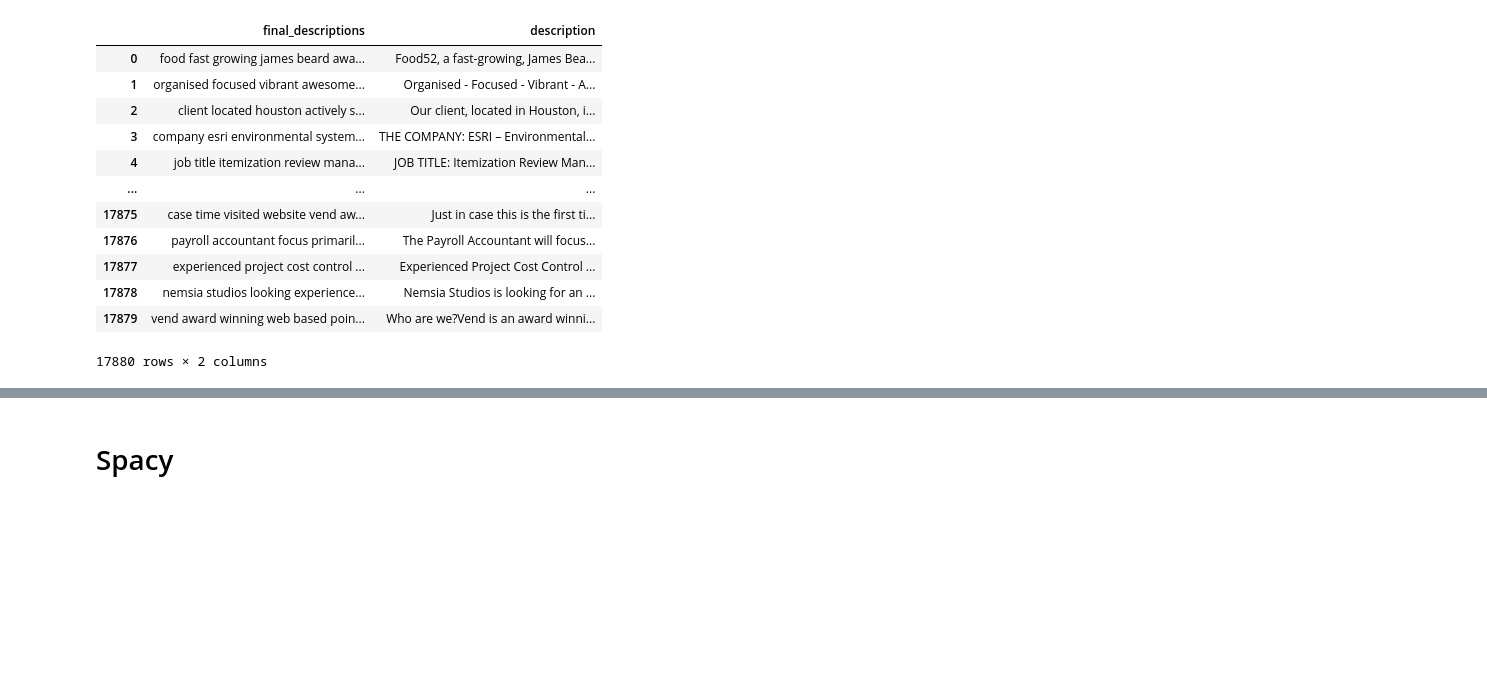
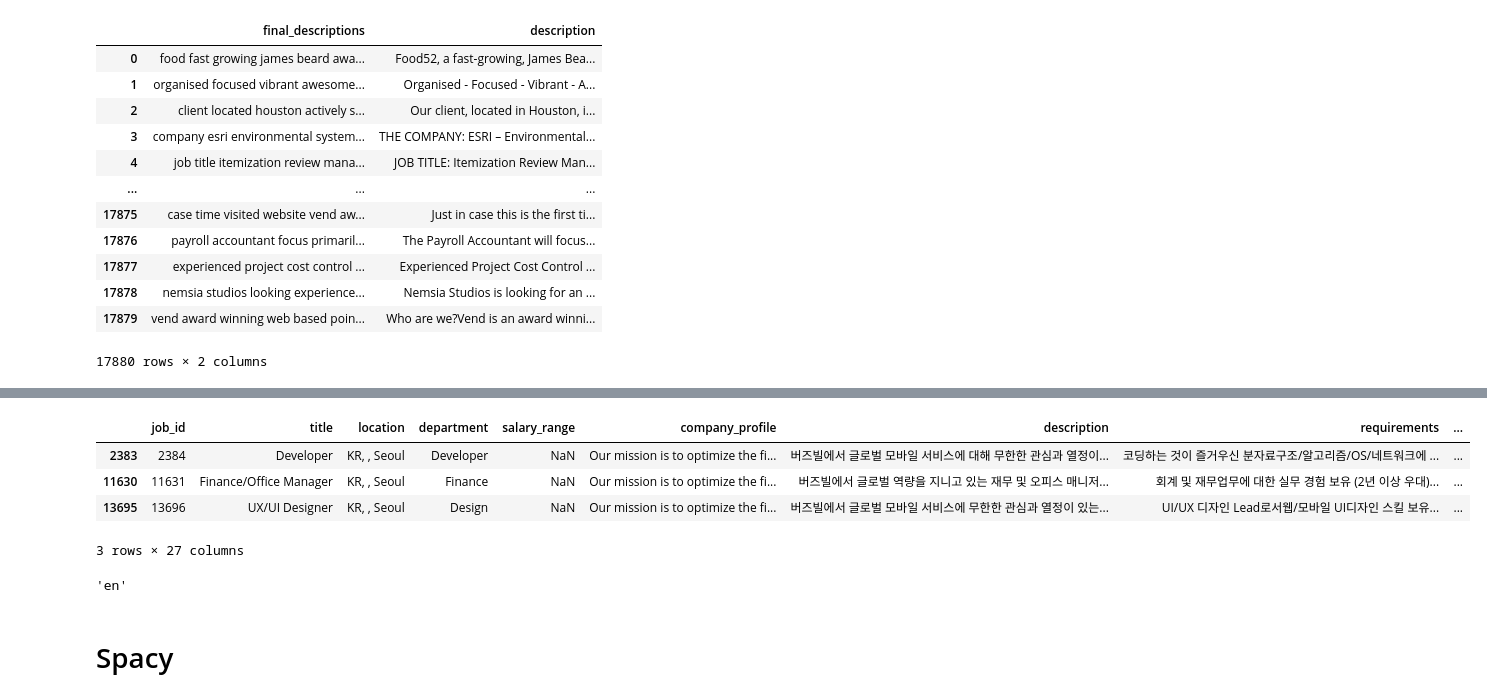
Before and after one commit to lancezeng947/Real-Fake-Job-Posting, a Jupyter notebook: Exploration and Models.ipynb, the cells around one changed output, grey strips where cells are left out. Saved outputs shown, nothing was run; the diff lists cells and outputs as text; code cells hidden in the pictures; blank space fills up the shorter version.

```diff
--- a/Exploration and Models.ipynb
+++ b/Exploration and Models.ipynb
@@ -538,3 +554,15 @@ data.to_csv('language_processed_df.csv')
+# %%
+data[data['language'] == 'ko']
+# %% [output]
+|  | job_id | title | location | department | salary_range | company_profile | description | requirements | ... |
+| 2383 | 2384 | Developer | KR, , Seoul | Developer | NaN | Our mission is to optimize the fi... | 버즈빌에서 글로벌 모바일 서비스에 대해 무한한 관심과 열정이... | 코딩하는 것이 즐거우신 분자료구조/알고리즘/OS/네트워크에 ... | ... |
+| 11630 | 11631 | Finance/Office Manager | KR, , Seoul | Finance | NaN | Our mission is to optimize the fi... | 버즈빌에서 글로벌 역량을 지니고 있는 재무 및 오피스 매니저... | 회계 및 재무업무에 대한 실무 경험 보유 (2년 이상 우대)... | ... |
+| 13695 | 13696 | UX/UI Designer | KR, , Seoul | Design | NaN | Our mission is to optimize the fi... | 버즈빌에서 글로벌 모바일 서비스에 무한한 관심과 열정이 있는... | UI/UX 디자인 Lead로서웹/모바일 UI디자인 스킬 보유... | ... |
+3 rows × 27 columns
+# %%
+detect('best job in the world')
+# %% [output]
+'en'
 # %% [markdown]
 # Spacy
 # %%
```
Also changed, not shown: parts of 4 cells of this notebook, 12 other files.
